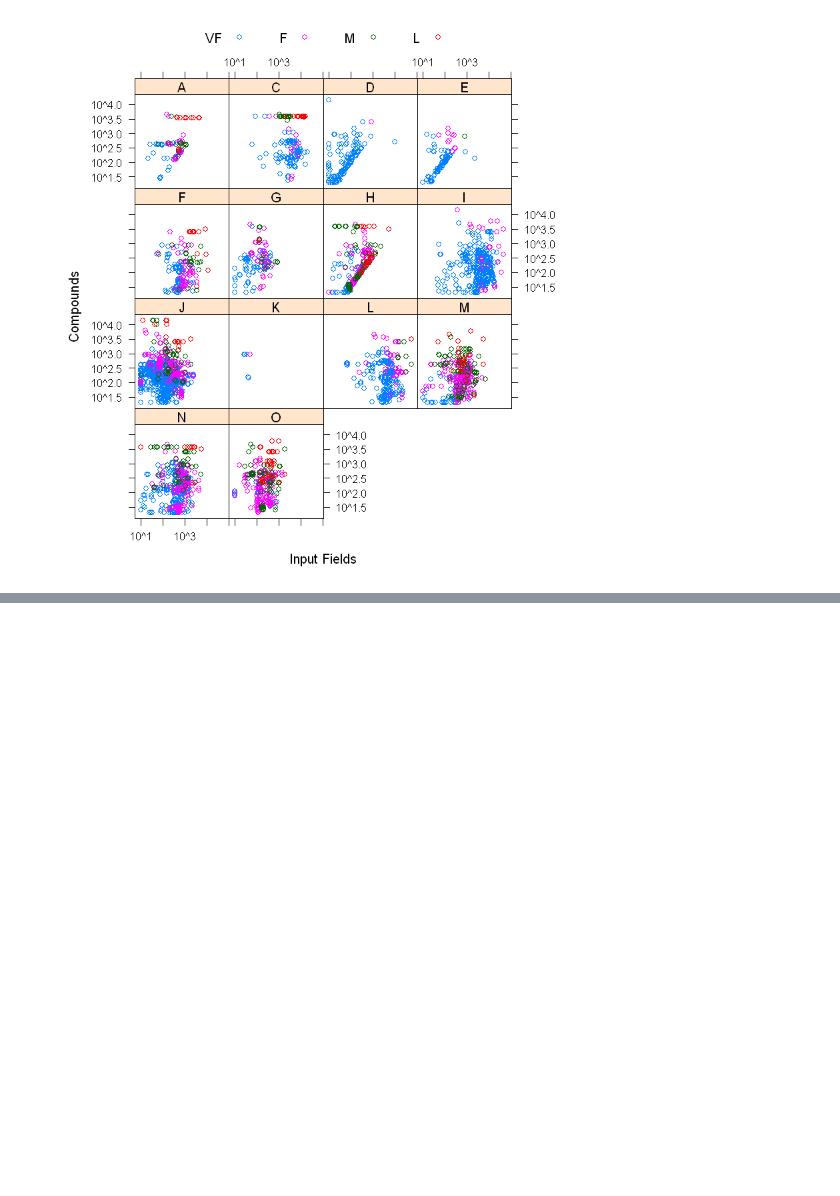
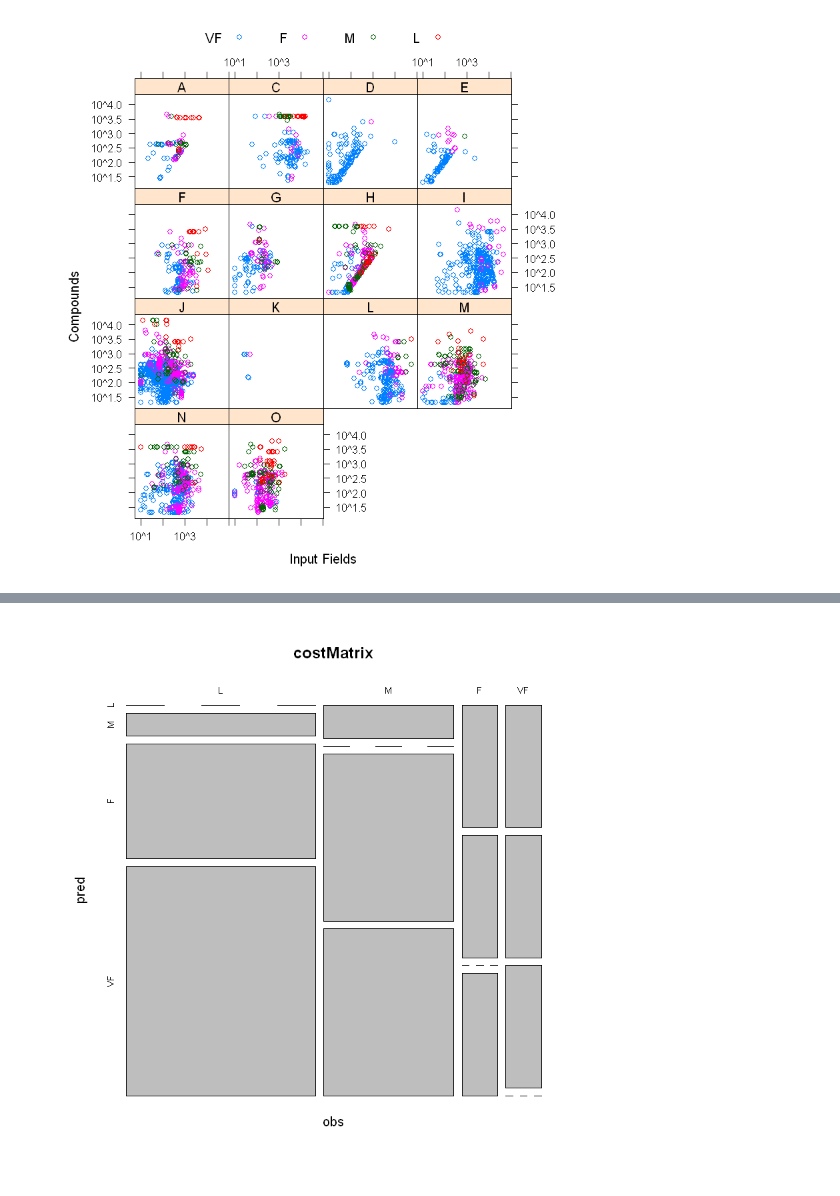
Before and after one commit to Randallzoeng/BookClub, a Jupyter notebook: AppliedPredictiveModeling/Case Study Job Scheduling.ipynb, the cells around one changed output, grey strips where cells are left out. Cells and saved outputs as stored; diff of their text form; code cells hidden in the pictures; blank space fills up the shorter version.

```diff
--- a/AppliedPredictiveModeling/Case Study Job Scheduling.ipynb
+++ b/AppliedPredictiveModeling/Case Study Job Scheduling.ipynb
@@ -76,0 +126,9 @@ xyplot(Compounds ~ InputFields|Protocol,
+# %%
+# Create the cost matrix
+costMatrix <- ifelse(diag(4) == 1, 0, 1)
+costMatrix[4, 1] <- 10
+costMatrix[3, 1] <- 5
+costMatrix[4, 2] <- 5
+costMatrix[3, 2] <- 5
+rownames(costMatrix) <- colnames(costMatrix) <- rev(levels(trn$Class))
+costMatrix
@@ -76,0 +141,4 @@ xyplot(Compounds ~ InputFields|Protocol,
+# %%
+mosaicplot(t(costMatrix),xlab = "obs",ylab="pred",main="costMatrix")
+# %% [output]
+[figure, added]
```
Also changed, not shown: parts of 15 cells of this notebook.
